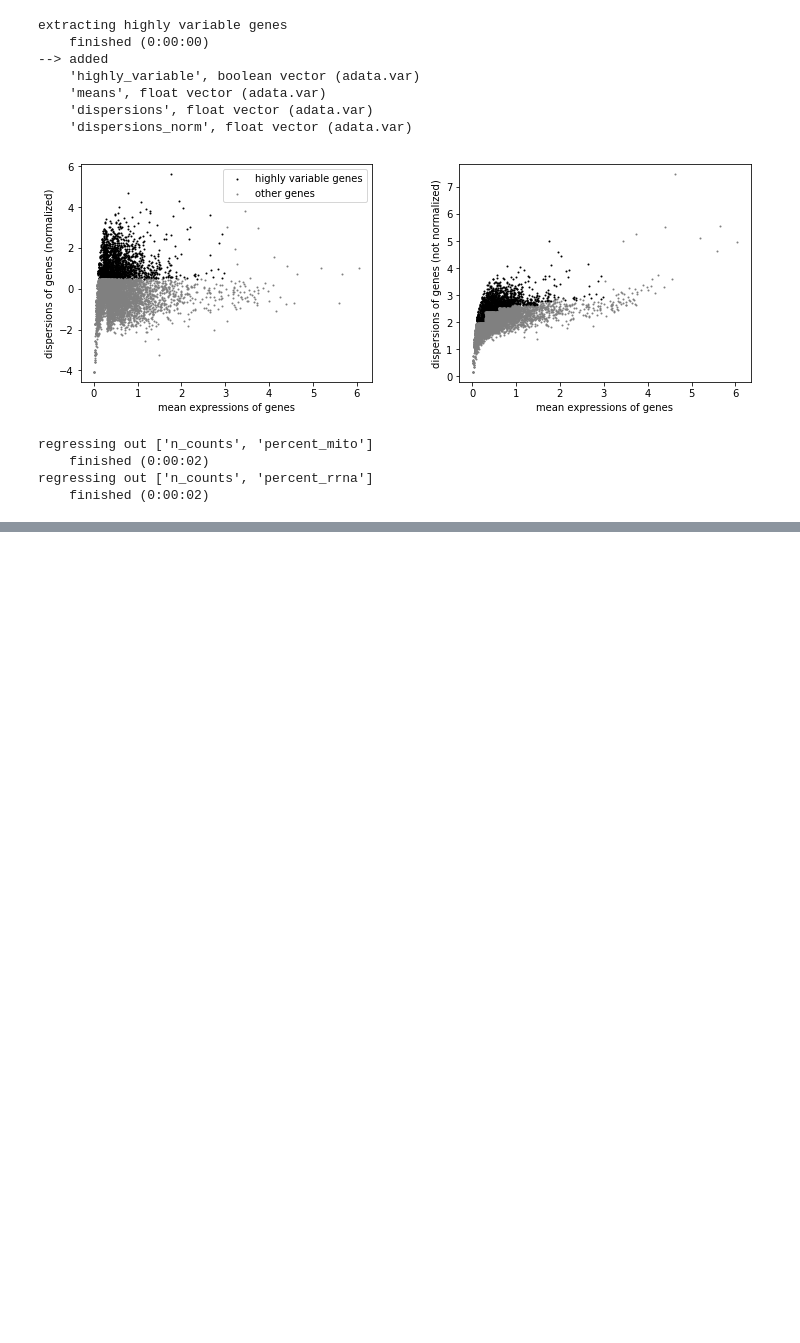
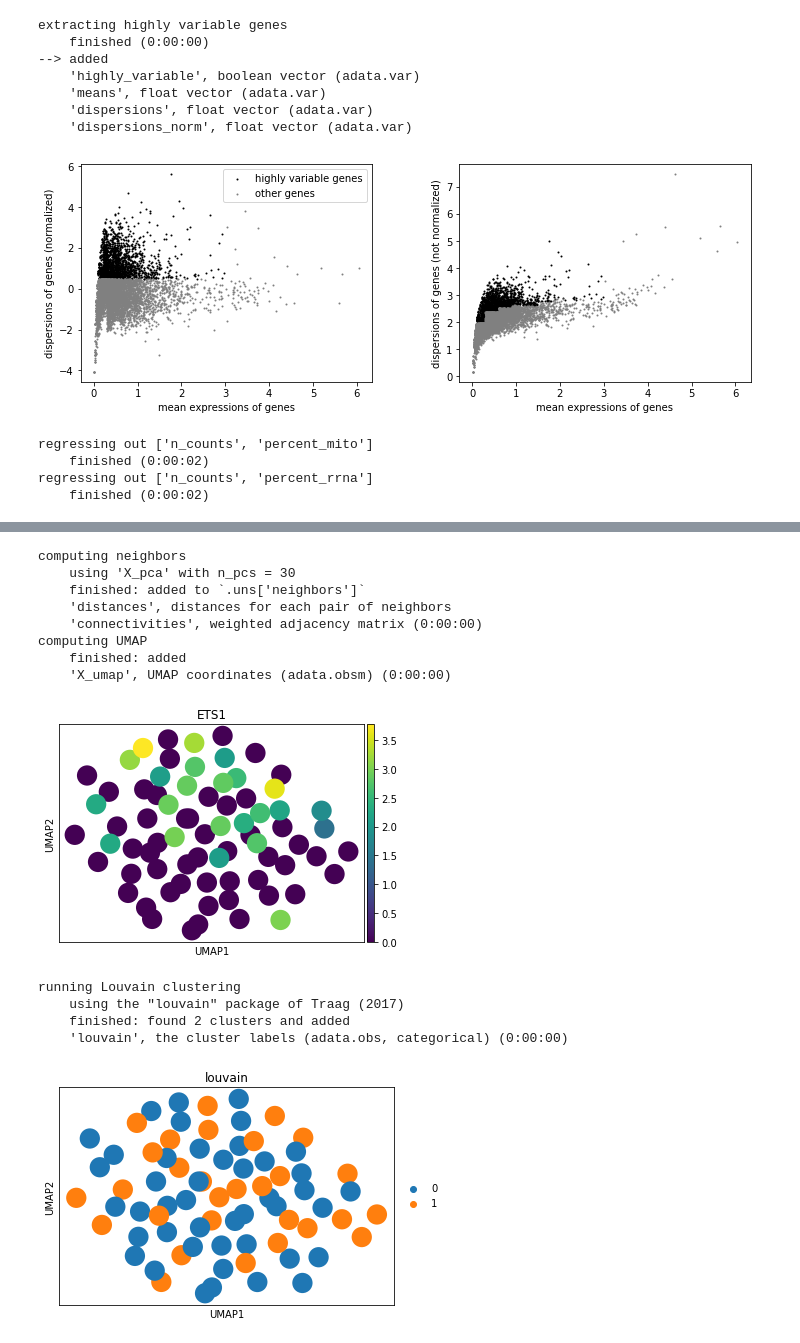
Before and after one commit to hypercubestart/CausalAssociation, a Jupyter notebook: Preprocessing.ipynb, the cells around one changed output, grey strips where cells are left out. Drawn from its saved outputs; the diff is of its cells as text; code cells hidden in the pictures; blank space fills up the shorter version.

Commit message:
umap and other resources

```diff
--- a/Preprocessing.ipynb
+++ b/Preprocessing.ipynb
@@ -370,3 +360,24 @@ sc.pl.pca_variance_ratio(adata, log=True)
+# %%
+sc.pp.neighbors(adata,n_neighbors=50,n_pcs=30)
+sc.tl.umap(adata)
+sc.pl.umap(adata, color='ETS1',palette='viridis')
+sc.tl.louvain(adata)
+sc.pl.umap(adata, color=['louvain'])
+# %% [output]
+computing neighbors
+    using 'X_pca' with n_pcs = 30
+    finished: added to `.uns['neighbors']`
+    'distances', distances for each pair of neighbors
+    'connectivities', weighted adjacency matrix (0:00:00)
+computing UMAP
+    finished: added
+    'X_umap', UMAP coordinates (adata.obsm) (0:00:00)
+[figure, added]
+running Louvain clustering
+    using the "louvain" package of Traag (2017)
+    finished: found 2 clusters and added
+    'louvain', the cluster labels (adata.obs, categorical) (0:00:00)
+[figure, added]
 # %%
 adata.write(results_file)
 adata
```
Also changed, not shown: parts of 9 cells of this notebook, 5 other files.
